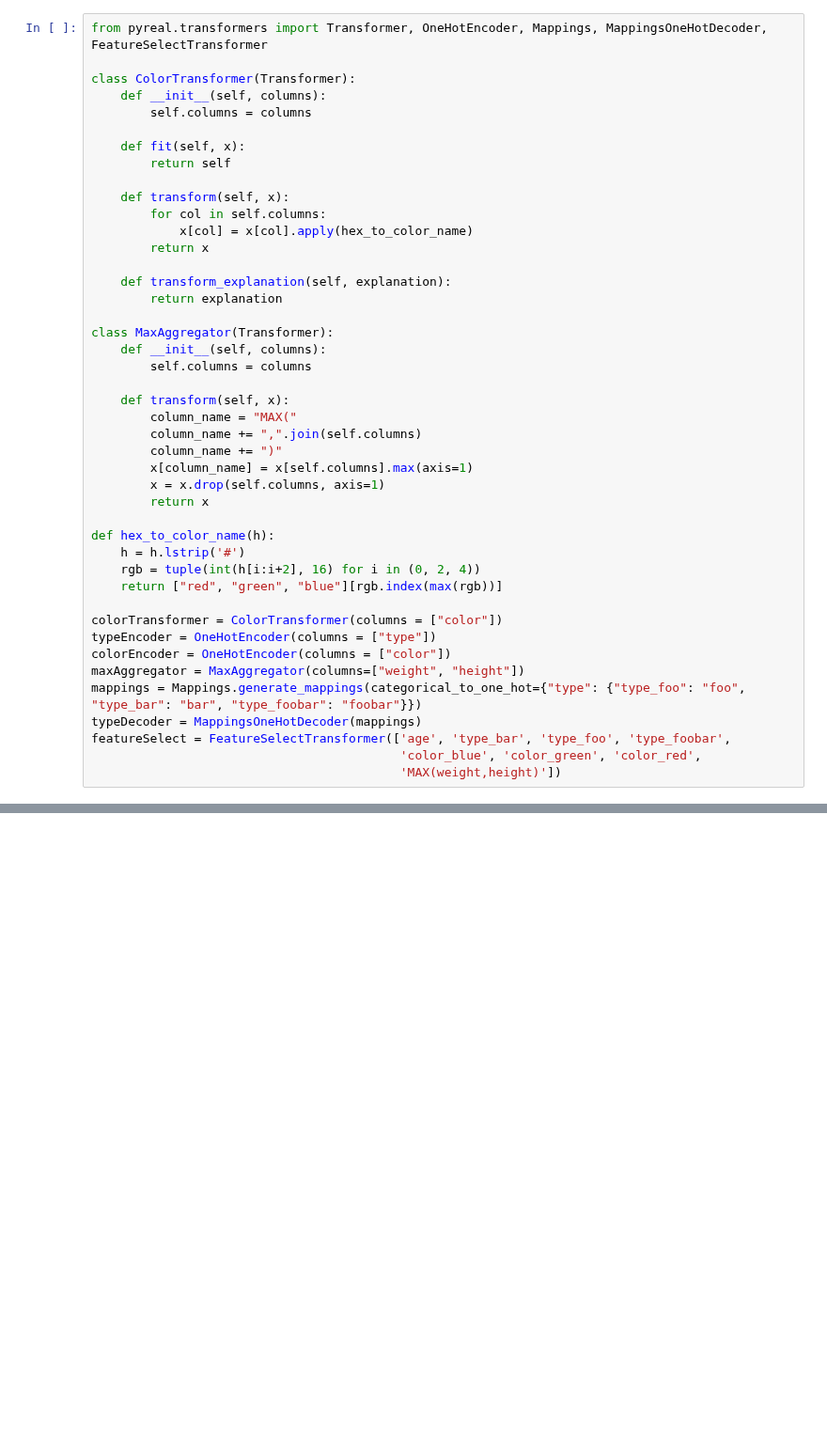
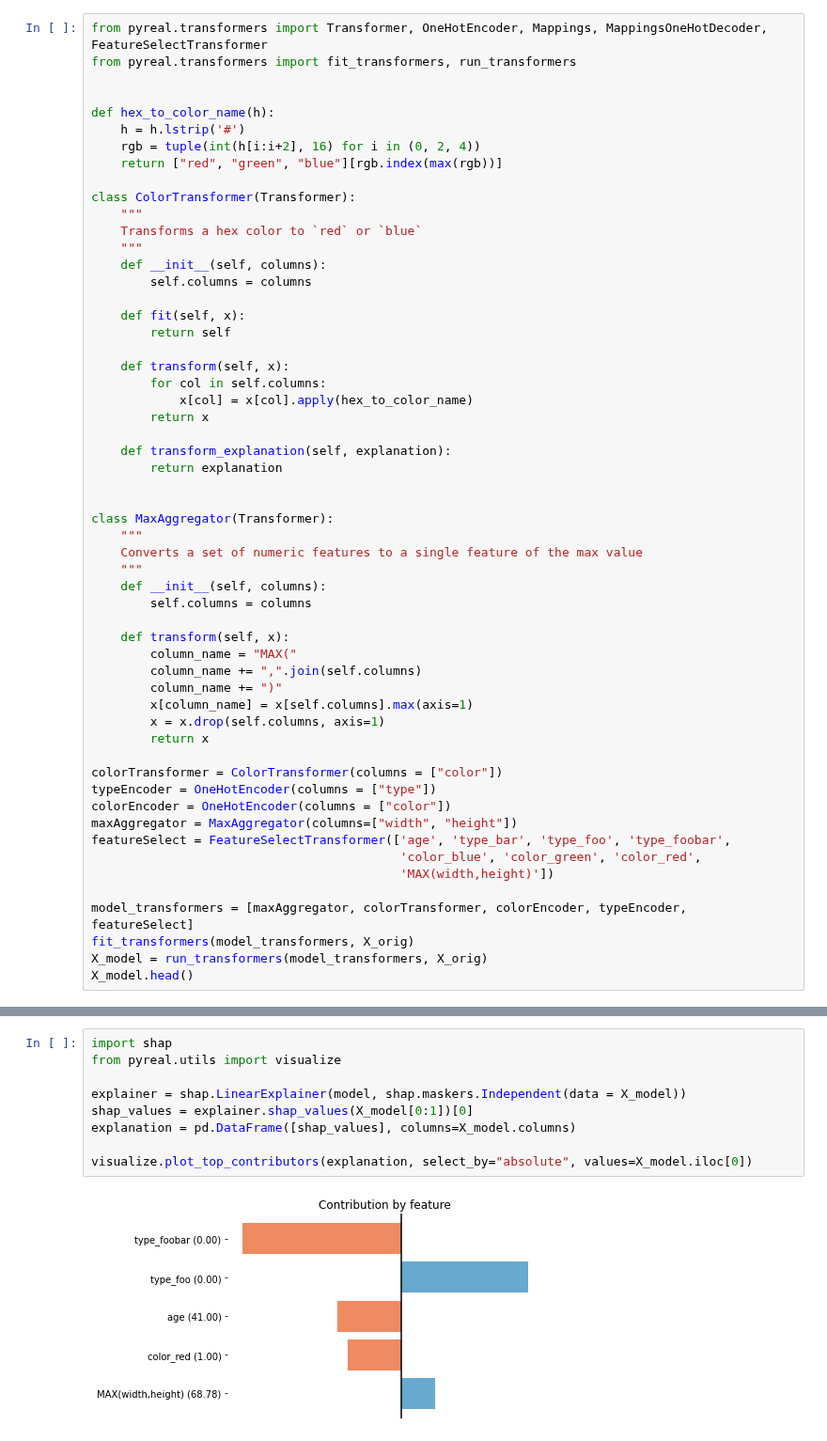
Before and after one commit to sibyl-dev/pyreal, a Jupyter notebook: tutorials/simple_four_spaces/simple_four_spaces_clean.ipynb, the cells around one changed output, grey strips where cells are left out. Shown at 94% size. Cells and saved outputs as stored; diff of their text form; blank space fills up the shorter version.

```diff
--- a/tutorials/simple_four_spaces/simple_four_spaces_clean.ipynb
+++ b/tutorials/simple_four_spaces/simple_four_spaces_clean.ipynb
@@ -18,7 +47,17 @@ X_orig.head()
 # %%
 from pyreal.transformers import Transformer, OneHotEncoder, Mappings, MappingsOneHotDecoder, FeatureSelectTransformer
+from pyreal.transformers import fit_transformers, run_transformers
+
+
+def hex_to_color_name(h):
+    h = h.lstrip('#')
+    rgb = tuple(int(h[i:i+2], 16) for i in (0, 2, 4))
+    return ["red", "green", "blue"][rgb.index(max(rgb))]
 
 class ColorTransformer(Transformer):
+    """
+    Transforms a hex color to `red` or `blue`
+    """
     def __init__(self, columns):
         self.columns = columns
 
@@ -33,7 +72,11 @@ class ColorTransformer(Transformer):
     def transform_explanation(self, explanation):
         return explanation
 
+
 class MaxAggregator(Transformer):
+    """
+    Converts a set of numeric features to a single feature of the max value
+    """
     def __init__(self, columns):
         self.columns = columns
 
@@ -45,17 +88,15 @@ class MaxAggregator(Transformer):
         x = x.drop(self.columns, axis=1)
         return x
 
-def hex_to_color_name(h):
-    h = h.lstrip('#')
-    rgb = tuple(int(h[i:i+2], 16) for i in (0, 2, 4))
-    return ["red", "green", "blue"][rgb.index(max(rgb))]
-
 colorTransformer = ColorTransformer(columns = ["color"])
 typeEncoder = OneHotEncoder(columns = ["type"])
 colorEncoder = OneHotEncoder(columns = ["color"])
-maxAggregator = MaxAggregator(columns=["weight", "height"])
-mappings = Mappings.generate_mappings(categorical_to_one_hot={"type": {"type_foo": "foo", "type_bar": "bar", "type_foobar": "foobar"}})
-typeDecoder = MappingsOneHotDecoder(mappings)
+maxAggregator = MaxAggregator(columns=["width", "height"])
 featureSelect = FeatureSelectTransformer(['age', 'type_bar', 'type_foo', 'type_foobar',
                                           'color_blue', 'color_green', 'color_red',
-                                          'MAX(weight,height)'])
+                                          'MAX(width,height)'])
+
+model_transformers = [maxAggregator, colorTransformer, colorEncoder, typeEncoder, featureSelect]
+fit_transformers(model_transformers, X_orig)
+X_model = run_transformers(model_transformers, X_orig)
+X_model.head()
@@ -61,0 +120,11 @@ featureSelect = FeatureSelectTransformer(['age', 'type_bar', 'type_foo', 'type_f
+# %%
+import shap
+from pyreal.utils import visualize
+
+explainer = shap.LinearExplainer(model, shap.maskers.Independent(data = X_model))
+shap_values = explainer.shap_values(X_model[0:1])[0]
+explanation = pd.DataFrame([shap_values], columns=X_model.columns)
+
+visualize.plot_top_contributors(explanation, select_by="absolute", values=X_model.iloc[0])
+# %% [output]
+[figure, added]
```
Also changed, not shown: parts of 19 cells of this notebook, 7 other files.
